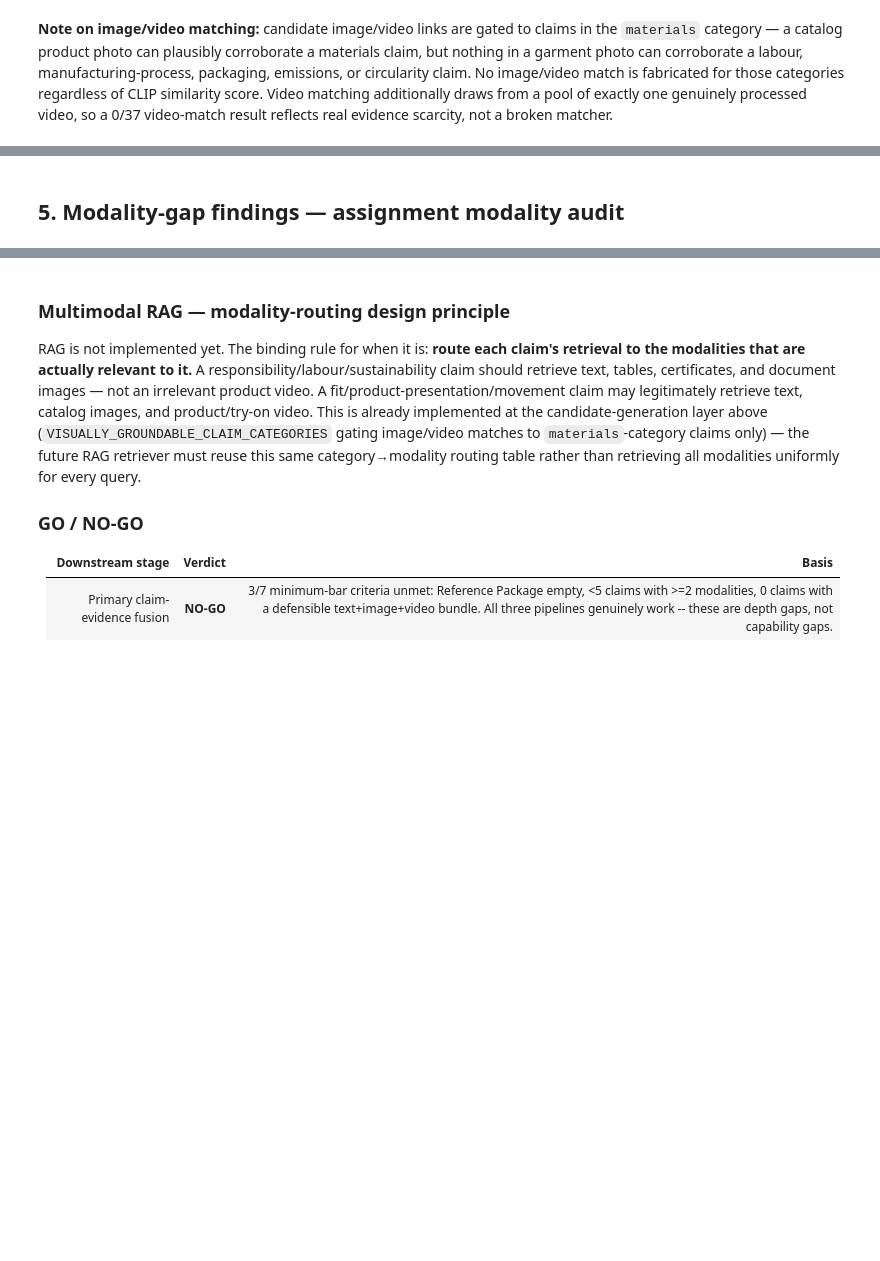
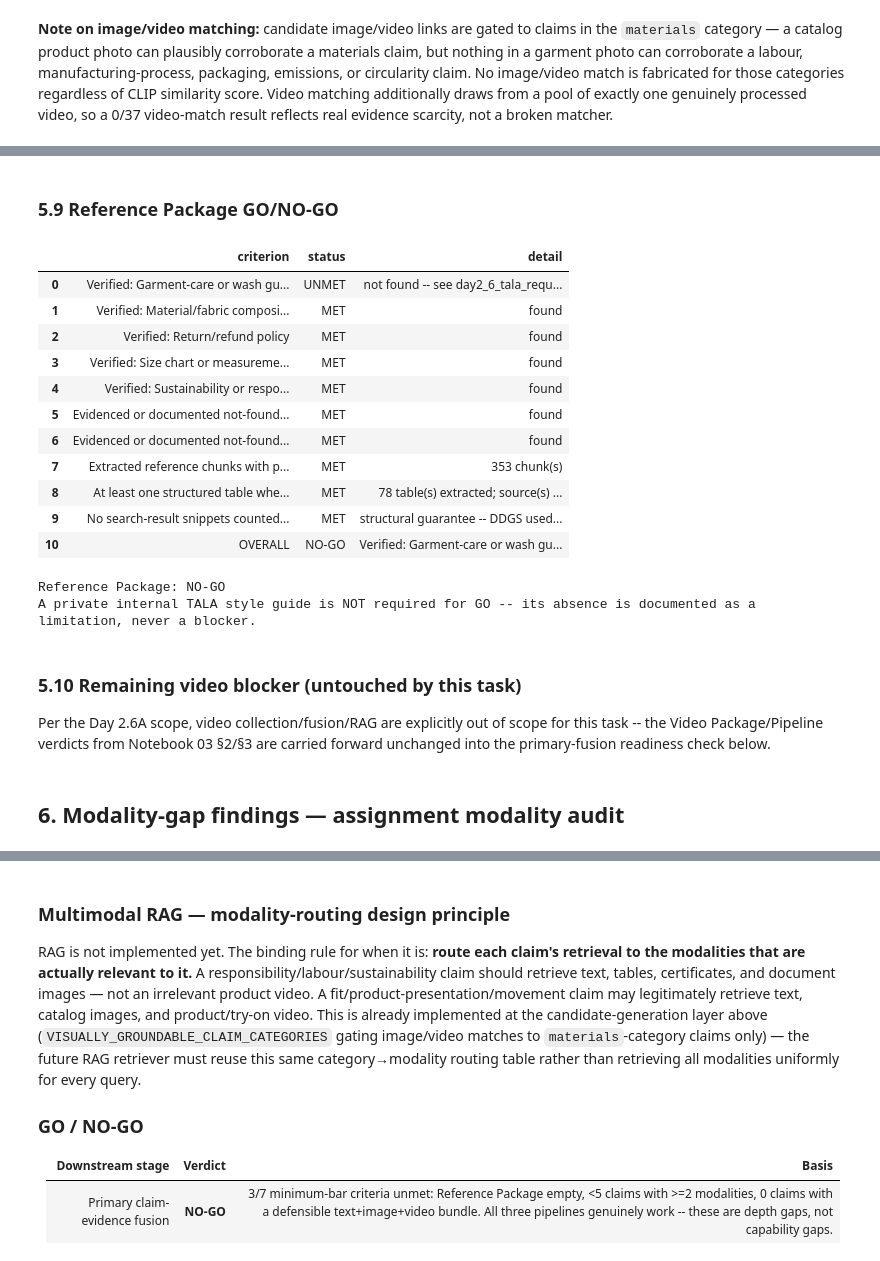
Before and after one commit to VinayakSrivastava2508/tala-multimodal-ai, a Jupyter notebook: notebooks/03_video_pipeline_and_multimodal_evidence.ipynb, the cells around one changed output, grey strips where cells are left out. Saved outputs shown, nothing was run; the diff lists cells and outputs as text; code cells hidden in the pictures; blank space fills up the shorter version.

```diff
--- a/notebooks/03_video_pipeline_and_multimodal_evidence.ipynb
+++ b/notebooks/03_video_pipeline_and_multimodal_evidence.ipynb
@@ -242,5 +447,33 @@ video, so a 0/37 video-match result reflects real evidence scarcity, not a broke
+# %% [markdown]
+### 5.9 Reference Package GO/NO-GO
+# %%
+display(reference_package_readiness)
+ref_overall = reference_package_readiness[reference_package_readiness["criterion"] == "OVERALL"].iloc[0]
+print(f"\nReference Package: {ref_overall['status']}")
+print("A private internal TALA style guide is NOT required for GO -- its absence is documented as a limitation, never a blocker.")
+# %% [output]
+|  | criterion | status | detail |
+| 0 | Verified: Garment-care or wash gu... | UNMET | not found -- see day2_6_tala_requ... |
+| 1 | Verified: Material/fabric composi... | MET | found |
+| 2 | Verified: Return/refund policy | MET | found |
+| 3 | Verified: Size chart or measureme... | MET | found |
+| 4 | Verified: Sustainability or respo... | MET | found |
+| 5 | Evidenced or documented not-found... | MET | found |
+| 6 | Evidenced or documented not-found... | MET | found |
+| 7 | Extracted reference chunks with p... | MET | 353 chunk(s) |
+| 8 | At least one structured table whe... | MET | 78 table(s) extracted; source(s) ... |
+| 9 | No search-result snippets counted... | MET | structural guarantee -- DDGS used... |
+| 10 | OVERALL | NO-GO | Verified: Garment-care or wash gu... |
+Reference Package: NO-GO
+A private internal TALA style guide is NOT required for GO -- its absence is documented as a limitation, never a blocker.
+# %% [markdown]
+### 5.10 Remaining video blocker (untouched by this task)
+
+Per the Day 2.6A scope, video collection/fusion/RAG are explicitly out of scope for this task --
+the Video Package/Pipeline verdicts from Notebook 03 §2/§3 are carried forward unchanged into the
+primary-fusion readiness check below.
 # %% [markdown]
-## 5. Modality-gap findings — assignment modality audit
+## 6. Modality-gap findings — assignment modality audit
 # %%
 display(modality_audit)
 # %% [output]
```
Also changed, not shown: parts of 25 cells of this notebook, 18 other files.
